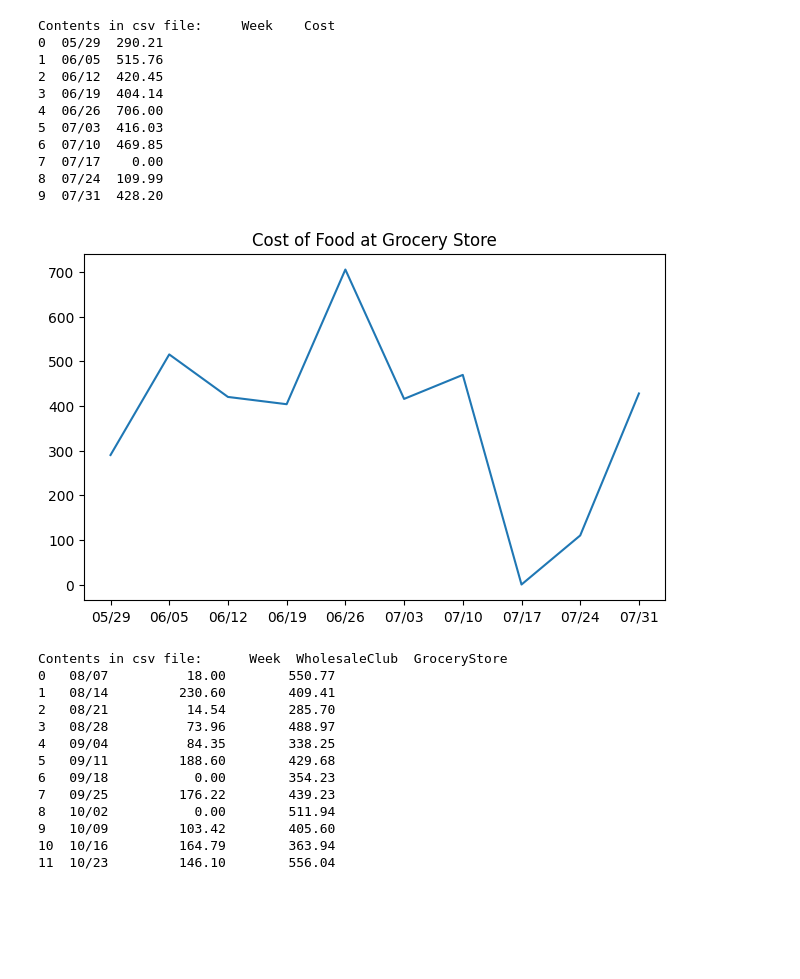
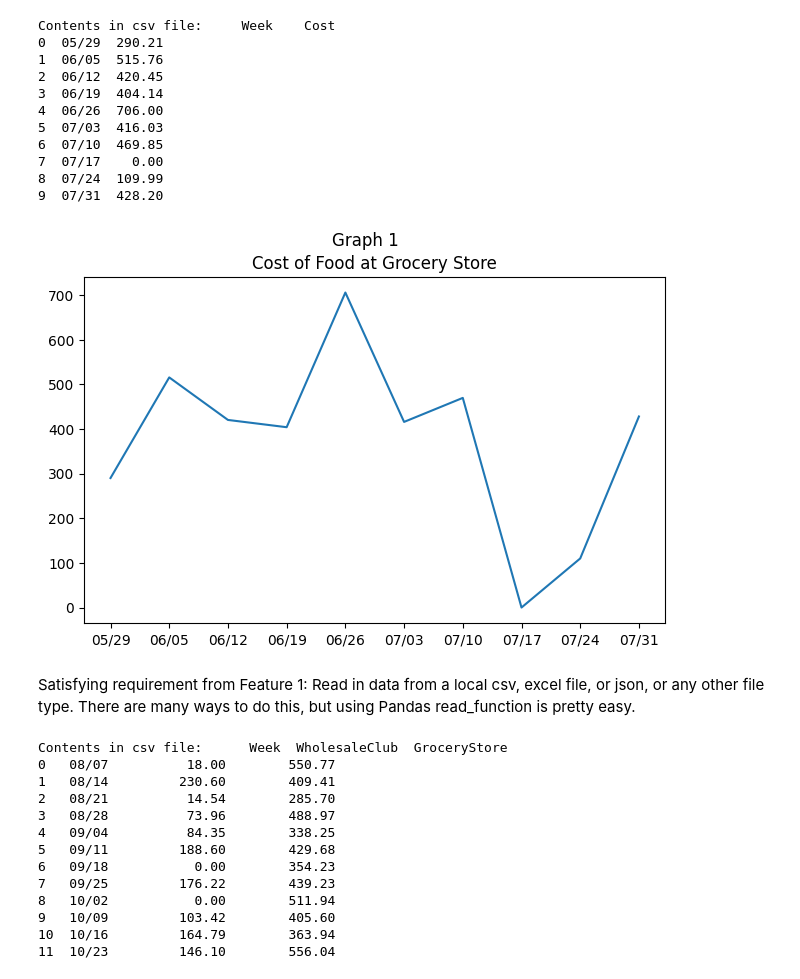
Before and after one commit to ACollins00/CostComparison, a Jupyter notebook: ProjectNov2022.ipynb, the cells around one changed output. Saved outputs shown, nothing was run; the diff lists cells and outputs as text; code cells hidden in the pictures; blank space fills up the shorter version.

```diff
--- a/ProjectNov2022.ipynb
+++ b/ProjectNov2022.ipynb
@@ -1,35 +1,38 @@
 # %%
 import pandas as pd
-import matplotlib.pyplot as mpl
+import matplotlib.pyplot as plt
 import matplotlib as mpl
 import numpy as nmpy
 
 plt.rcParams["figure.figsize"] = [7.50, 4.5]
 plt.rcParams["figure.autolayout"] = False
 
 columns = ["Week", "Cost"]
 
 df = pd.read_csv("C:/Users/Amy/codeky/GroceryStoreWeeklyCost - Sheet1.csv")
 
 print("Contents in csv file:", df)
 
 plt.plot(df.Week, df.Cost)
 plt.title("Cost of Food at Grocery Store")
+plt.suptitle("Graph 1")
 
 plt.show()
 # %% [output]
 Contents in csv file:     Week    Cost
 0  05/29  290.21
 1  06/05  515.76
 2  06/12  420.45
 3  06/19  404.14
 4  06/26  706.00
 5  07/03  416.03
 6  07/10  469.85
 7  07/17    0.00
 8  07/24  109.99
 9  07/31  428.20
-[figure, old version]
+[figure, new version]
+# %% [markdown]
+Satisfying requirement from Feature 1: Read in data from a local csv, excel file, or json, or any other file type. There are many ways to do this, but using Pandas read_function is pretty easy.
 # %%
 import pandas as pd
 import matplotlib.pyplot as plt
```
Also changed, not shown: parts of 6 cells of this notebook.
